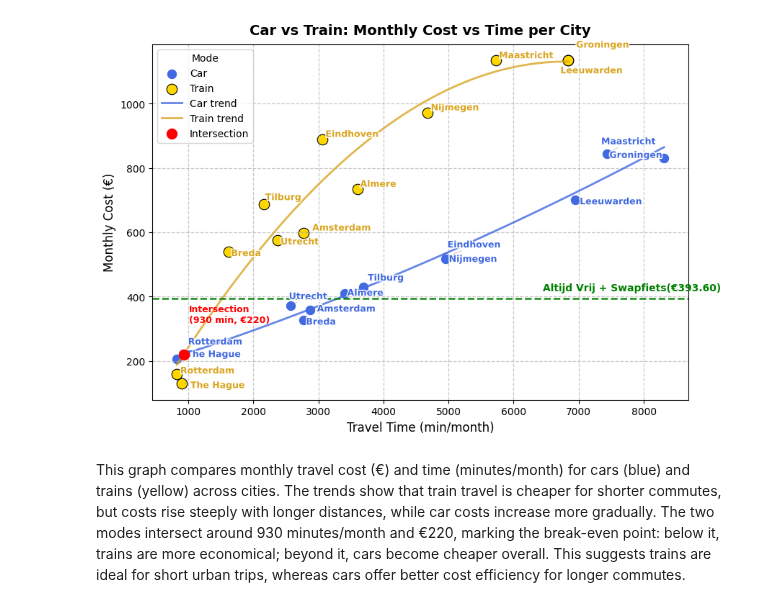
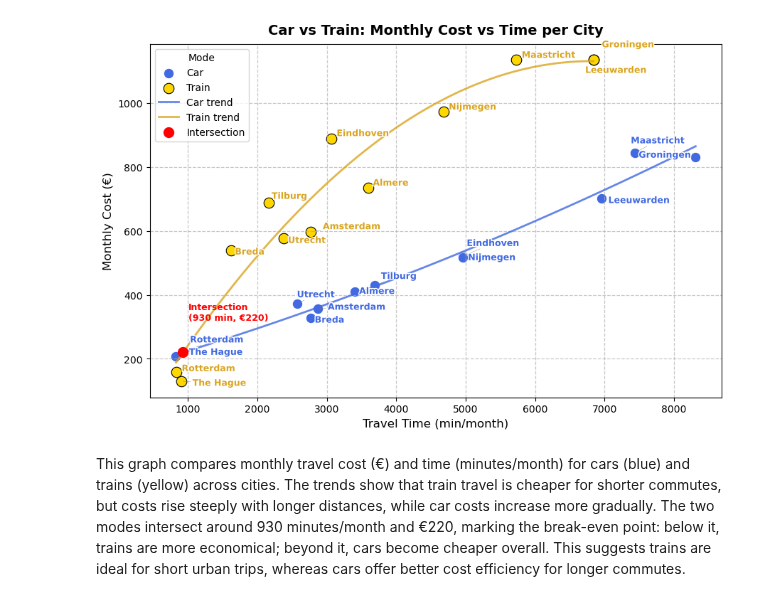
Before and after one commit to gkosmidis4/TiL-6022-Group-Project, a Jupyter notebook: code/Comparing car train calculations and graphs.ipynb, the cells around one changed output. Cells and saved outputs as stored; diff of their text form; code cells hidden in the pictures.

Commit message:
removed green line in comparison

```diff
--- a/code/Comparing car train calculations and graphs.ipynb
+++ b/code/Comparing car train calculations and graphs.ipynb
@@ -191,17 +189,9 @@ ax.set_xlabel("Travel Time (min/month)", fontsize=12)
 ax.set_ylabel("Monthly Cost (€)", fontsize=12)
 ax.grid(True, linestyle="--", linewidth=0.9, alpha=0.7)
 ax.legend(title="Mode", fontsize=10)
-# Add a horizontal reference line at €393.60 (Altijd Vrij)
-ax.axhline(
-    y=393.60, color='green', linestyle='--', linewidth=1.8, alpha=0.9, label="Altijd Vrij"
-)
 
-# Add label text near the left side of the line
-ax.text(
-    ax.get_xlim()[0] + 6000, 393.60 + 25,  # position label slightly above line
-    "Altijd Vrij + Swapfiets(€393.60)",
-    color='green', fontsize=10, fontweight='bold'
-)
+
+
 
 fig.tight_layout()
 plt.show()
@@ -225,4 +213,4 @@ Requirement already satisfied: six>=1.5 in c:\users\sid-drw\appdata\local\progra
-[figure, old version]
+[figure, new version]
 # %% [markdown]
 This graph compares monthly travel cost (€) and time (minutes/month) for cars (blue) and trains (yellow) across cities. The trends show that train travel is cheaper for shorter commutes, but costs rise steeply with longer distances, while car costs increase more gradually. The two modes intersect around 930 minutes/month and €220, marking the break-even point: below it, trains are more economical; beyond it, cars become cheaper overall. This suggests trains are ideal for short urban trips, whereas cars offer better cost efficiency for longer commutes.
 # %%
```
Also changed, not shown: parts of 2 cells of this notebook, 1 other file.
